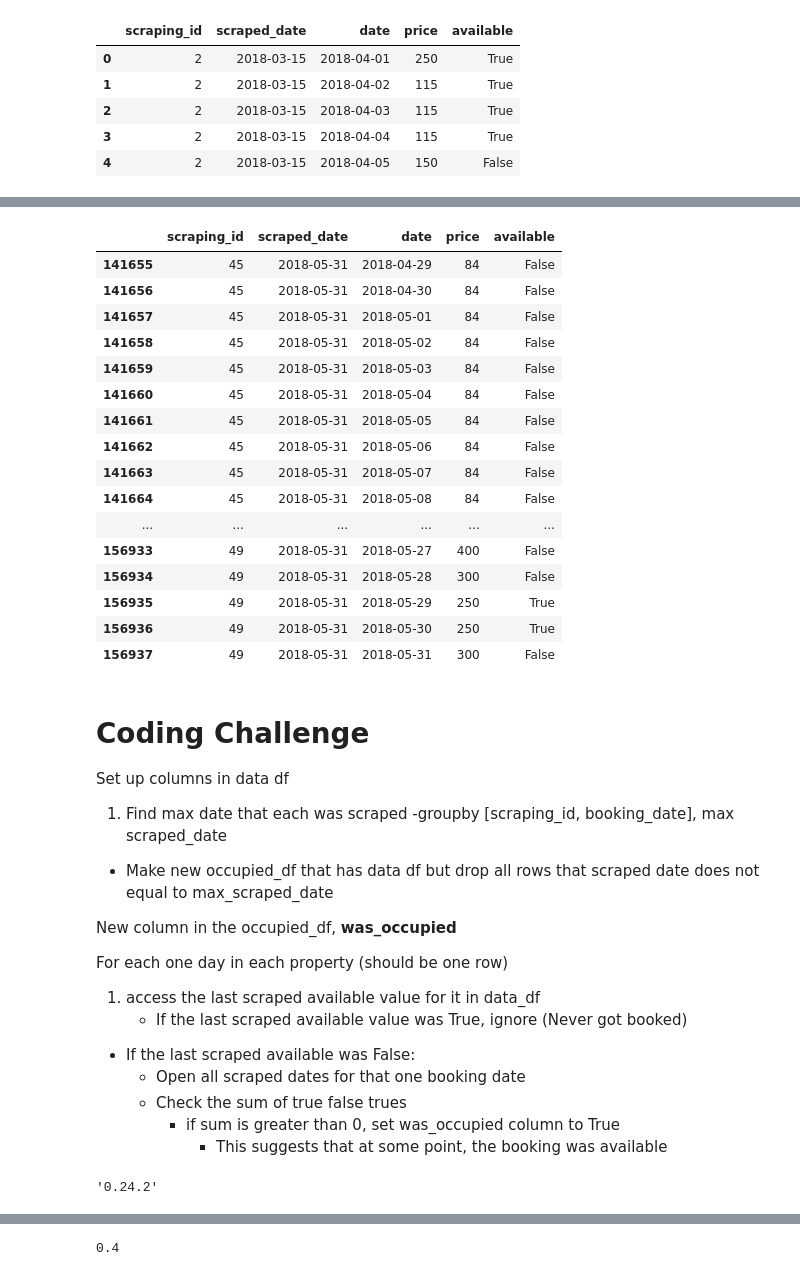
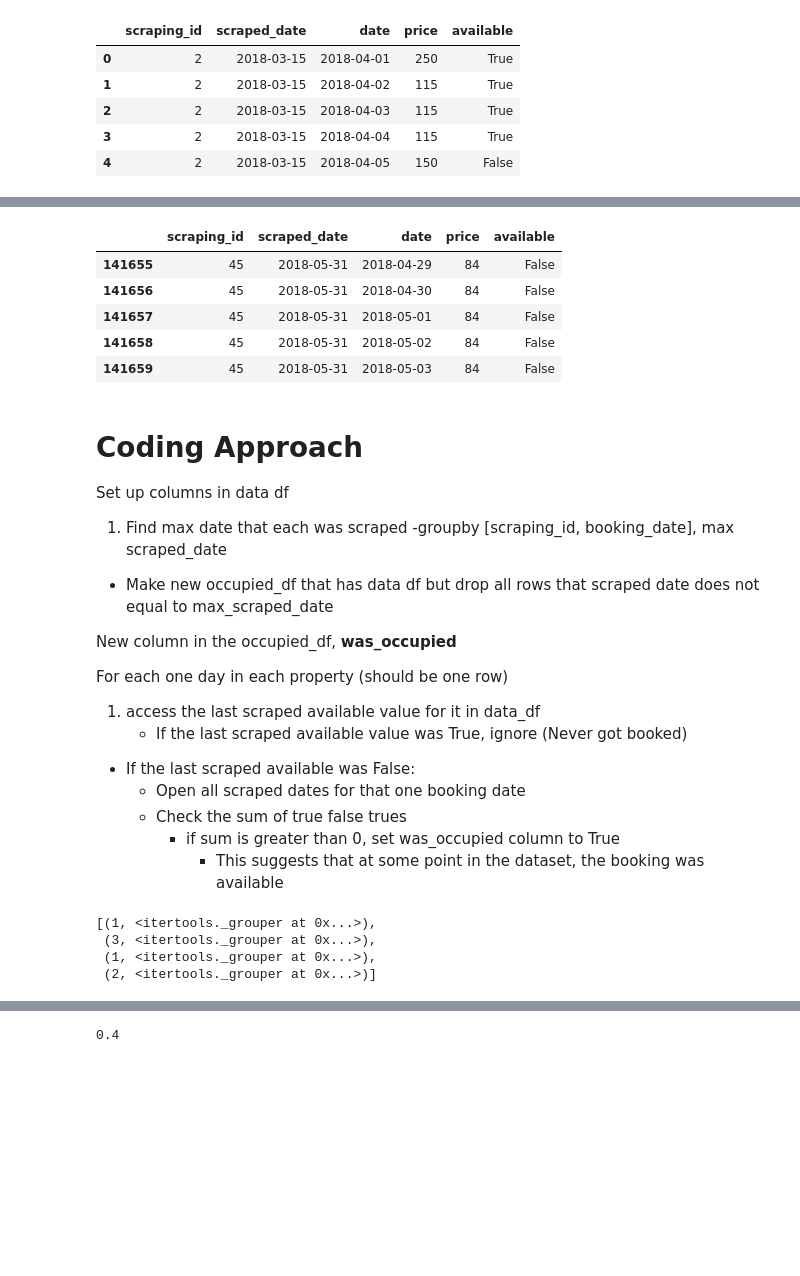
Before and after one commit to jeremyrchow/Residential_Data_Analysis, a Jupyter notebook: Analysis Notebook.ipynb, the cells around one changed output, grey strips where cells are left out. Drawn from its saved outputs; the diff is of its cells as text; code cells hidden in the pictures; blank space fills up the shorter version.

```diff
--- a/Analysis Notebook.ipynb
+++ b/Analysis Notebook.ipynb
@@ -4,6 +6,9 @@ import numpy as np
 import matplotlib.pyplot as plt
 import seaborn as sns
 from itertools import groupby
+# %%
+pd.__version__
+pd.set_option('display.max_rows', 0)
 # %% [markdown]
 To get the actual booking, probably look at MOST RECENT SCRAPE
 
@@ -123,8 +129,7 @@ data.head()
 | 3 | 2 | 2018-03-15 | 2018-04-04 | 115 | True |
 | 4 | 2 | 2018-03-15 | 2018-04-05 | 150 | False |
 # %%
-pd.set_option('display.max_rows', 500)
-data[data.scraping_id.isin([48]) & (data.date==pd.datetime(2018,5,9))]
+data[data.scraping_id.isin([48]) & (data.date==pd.datetime(2018,5,9))].head()
 # %% [output]
 |  | scraping_id | scraped_date | date | price | available |
 | 149318 | 48 | 2018-03-15 | 2018-05-09 | 99 | True |
@@ -146,20 +140,9 @@ data[data.scraping_id.isin([48]) & (data.date==pd.datetime(2018,5,9))]
 # %%
-data[data.scraping_id.isin(list(range(45,50))) & (data.scraped_date==data.scraped_date.max())]
+data[data.scraping_id.isin(list(range(45,50))) & (data.scraped_date==data.scraped_date.max())].head()
 # %% [output]
 |  | scraping_id | scraped_date | date | price | available |
 | 141655 | 45 | 2018-05-31 | 2018-04-29 | 84 | False |
 | 141656 | 45 | 2018-05-31 | 2018-04-30 | 84 | False |
 | 141657 | 45 | 2018-05-31 | 2018-05-01 | 84 | False |
 | 141658 | 45 | 2018-05-31 | 2018-05-02 | 84 | False |
 | 141659 | 45 | 2018-05-31 | 2018-05-03 | 84 | False |
-| 141660 | 45 | 2018-05-31 | 2018-05-04 | 84 | False |
-| 141661 | 45 | 2018-05-31 | 2018-05-05 | 84 | False |
-| 141662 | 45 | 2018-05-31 | 2018-05-06 | 84 | False |
-| 141663 | 45 | 2018-05-31 | 2018-05-07 | 84 | False |
-| 141664 | 45 | 2018-05-31 | 2018-05-08 | 84 | False |
-| ... | ... | ... | ... | ... | ... |
-| 156933 | 49 | 2018-05-31 | 2018-05-27 | 400 | False |
-| 156934 | 49 | 2018-05-31 | 2018-05-28 | 300 | False |
-| 156935 | 49 | 2018-05-31 | 2018-05-29 | 250 | True |
-| 156936 | 49 | 2018-05-31 | 2018-05-30 | 250 | True |
-| 156937 | 49 | 2018-05-31 | 2018-05-31 | 300 | False |
@@ -168,5 +149,5 @@ commercial
 # %% [markdown]
-# Coding Challenge
+# Coding Approach
 Set up columns in data df
 
 1. Find max date that each was scraped
@@ -182,11 +163,14 @@ For each one day in each property (should be one row)
     - Open all scraped dates for that one booking date
     - Check the sum of true false trues
         - if sum is greater than 0, set was_occupied column to True
-            - This suggests that at some point, the booking was available
+            - This suggests that at some point in the dataset, the booking was available
-# %%
-pd.__version__
-# %% [output]
-'0.24.2'
+# %%
+[i for i in groupby([1,1,1,3,3,3,1,2,2])]
+# %% [output]
+[(1, <itertools._grouper at 0x...>),
+ (3, <itertools._grouper at 0x...>),
+ (1, <itertools._grouper at 0x...>),
+ (2, <itertools._grouper at 0x...>)]
 # %%
 def remove_consec_dups(input_list):
     return [i[0] for i in groupby(input_list)]
```
Also changed, not shown: parts of 51 cells of this notebook, 1 other file.
